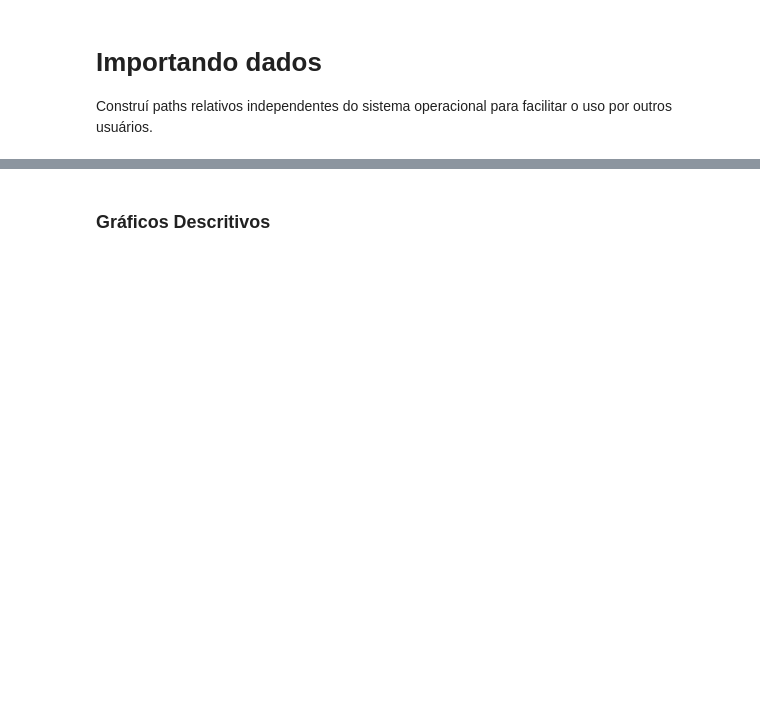
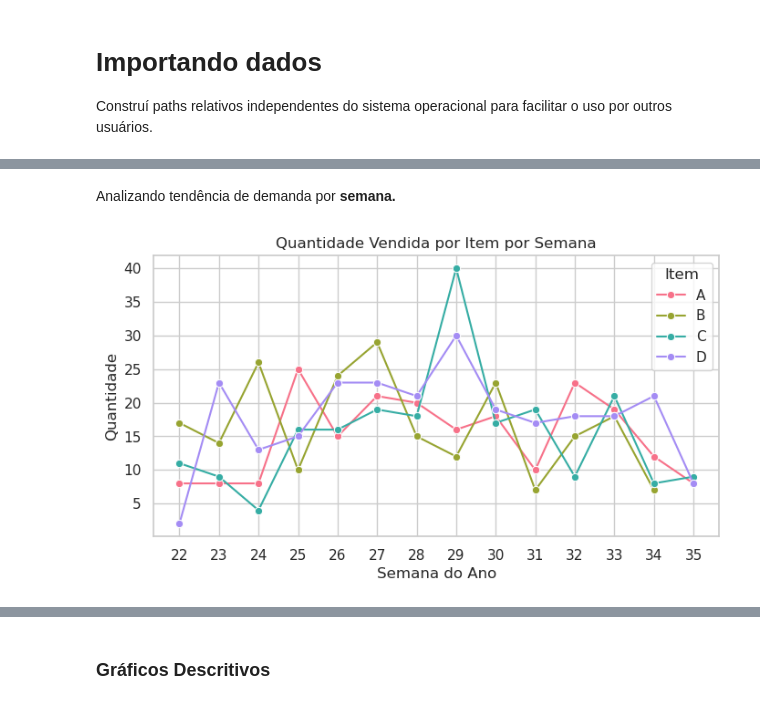
Before and after one commit to joaomj/case_mrhealth, a Jupyter notebook: notebook.ipynb, the cells around one changed output, grey strips where cells are left out. Drawn from its saved outputs; the diff is of its cells as text; code cells hidden in the pictures; blank space fills up the shorter version.

```diff
--- a/notebook.ipynb
+++ b/notebook.ipynb
@@ -70,0 +216,22 @@ df_itens_pedido = df_itens_pedido.drop(columns='VALOR_TOTAL')
+# %% [markdown]
+Analizando tendência de demanda por **semana.**
+# %%
+# Quantidade por semana
+
+# Agrupar por semana e por item
+df_weekly = df.groupby(['item', 'semana'])['qtd'].sum().reset_index()
+
+# Plotar com Seaborn
+plt.figure(figsize=(8, 4))
+sns.set_theme(style="whitegrid")
+sns.lineplot(data=df_weekly, x='semana', y='qtd', hue='item', marker='o', palette="husl")
+
+plt.xlabel('Semana do Ano')
+plt.ylabel('Quantidade')
+plt.title('Quantidade Vendida por Item por Semana')
+plt.legend(title='Item')
+plt.xticks(df_weekly['semana'].unique())
+
+plt.show()
+# %% [output]
+[figure, added]
```
Also changed, not shown: parts of 33 cells of this notebook, 1 other file.
